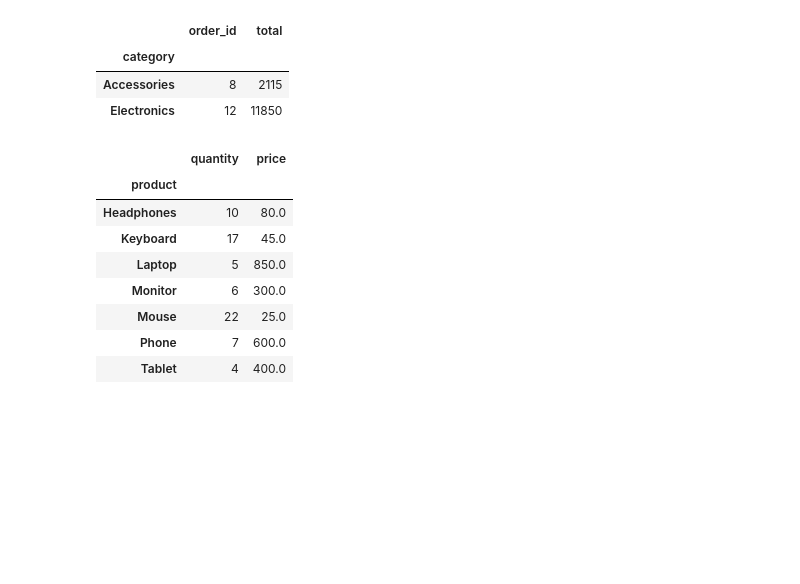
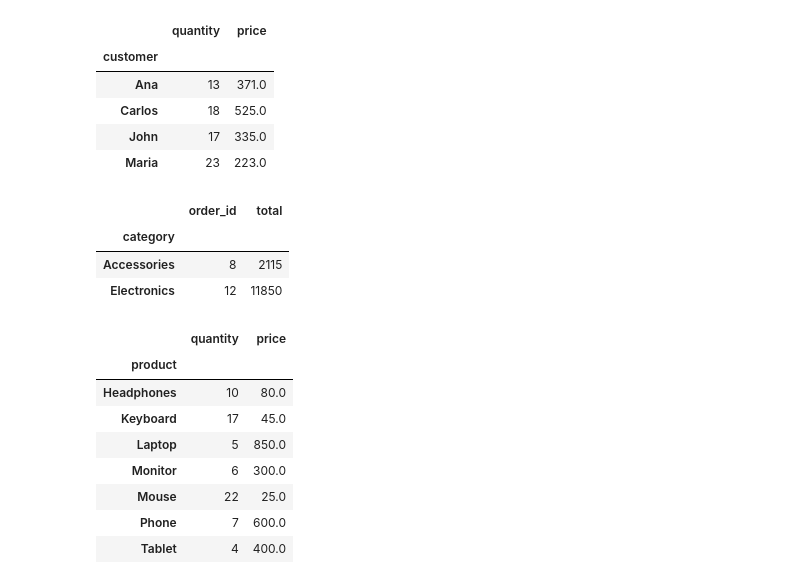
Before and after one commit to ronirgp/pandas-sales-analysis, a Jupyter notebook: notebooks/sales_analysis.ipynb, the cells around one changed output. Drawn from its saved outputs; the diff is of its cells as text; code cells hidden in the pictures; blank space fills up the shorter version.

Commit message:
Add customer quantity and price analysis

```diff
--- a/notebooks/sales_analysis.ipynb
+++ b/notebooks/sales_analysis.ipynb
@@ -1,6 +1,17 @@
 # %%
 import pandas as pd
 df = pd.read_csv(r"C:\Users\Ronal\OneDrive\Desktop\pandas-sales-analysis\data\sales.csv")
+# %%
+df.groupby("customer").agg({"quantity": "sum", "price": "mean"
+
+})
+# %% [output]
+|  | quantity | price |
+| customer |  |  |
+| Ana | 13 | 371.0 |
+| Carlos | 18 | 525.0 |
+| John | 17 | 335.0 |
+| Maria | 23 | 223.0 |
 # %%
 df.groupby("category").agg({"order_id": "count", "total": "sum"})
 # %% [output]
```
Also changed, not shown: 1 other file.
